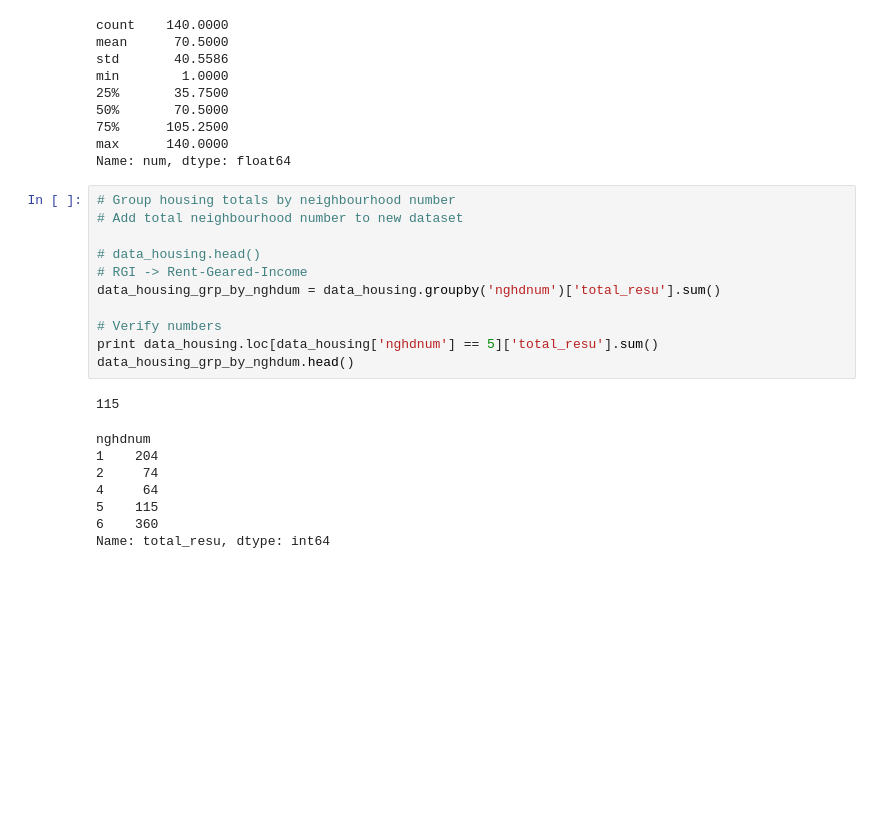
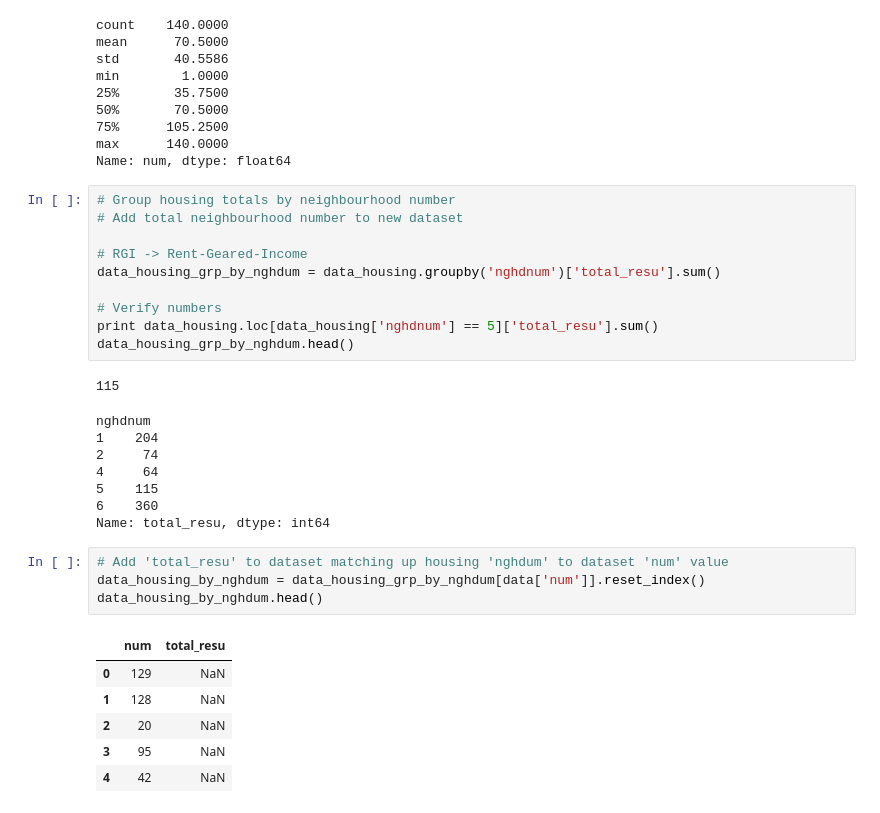
Before and after one commit to jasonicarter/udacity, a Jupyter notebook: P6_Data_Visualization_D3/data/data_wrangling.ipynb, the cells around one changed output. Saved outputs shown, nothing was run; the diff lists cells and outputs as text; blank space fills up the shorter version.

```diff
--- a/P6_Data_Visualization_D3/data/data_wrangling.ipynb
+++ b/P6_Data_Visualization_D3/data/data_wrangling.ipynb
@@ -100,7 +100,6 @@ Name: num, dtype: float64
 # Group housing totals by neighbourhood number
 # Add total neighbourhood number to new dataset
 
-# data_housing.head()
 # RGI -> Rent-Geared-Income
 data_housing_grp_by_nghdum = data_housing.groupby('nghdnum')['total_resu'].sum()
 
@@ -116,3 +115,14 @@ nghdnum
 5    115
 6    360
 Name: total_resu, dtype: int64
+# %%
+# Add 'total_resu' to dataset matching up housing 'nghdum' to dataset 'num' value
+data_housing_by_nghdum = data_housing_grp_by_nghdum[data['num']].reset_index()
+data_housing_by_nghdum.head()
+# %% [output]
+|  | num | total_resu |
+| 0 | 129 | NaN |
+| 1 | 128 | NaN |
+| 2 | 20 | NaN |
+| 3 | 95 | NaN |
+| 4 | 42 | NaN |
```
Also changed, not shown: parts of 1 cell of this notebook.
